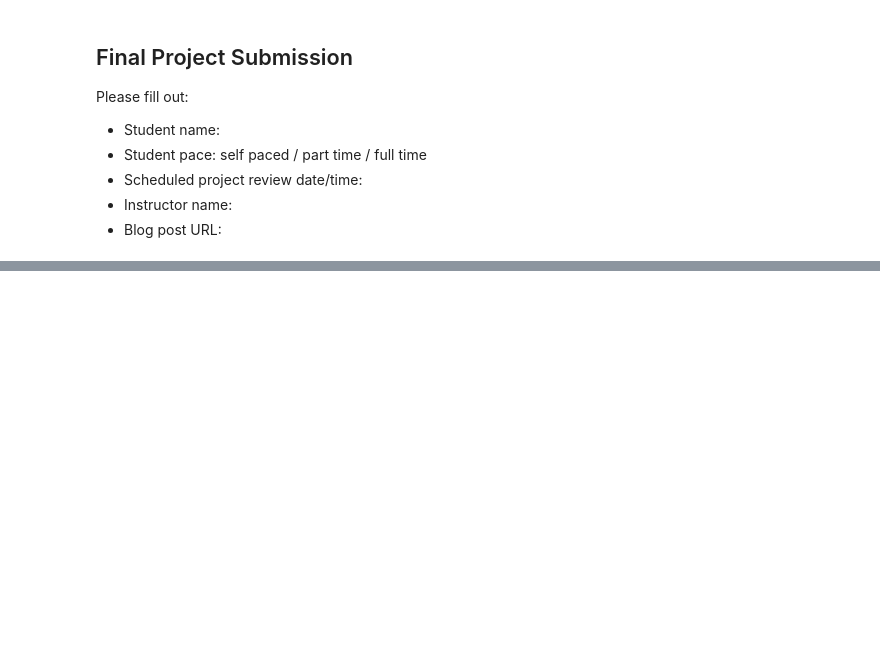
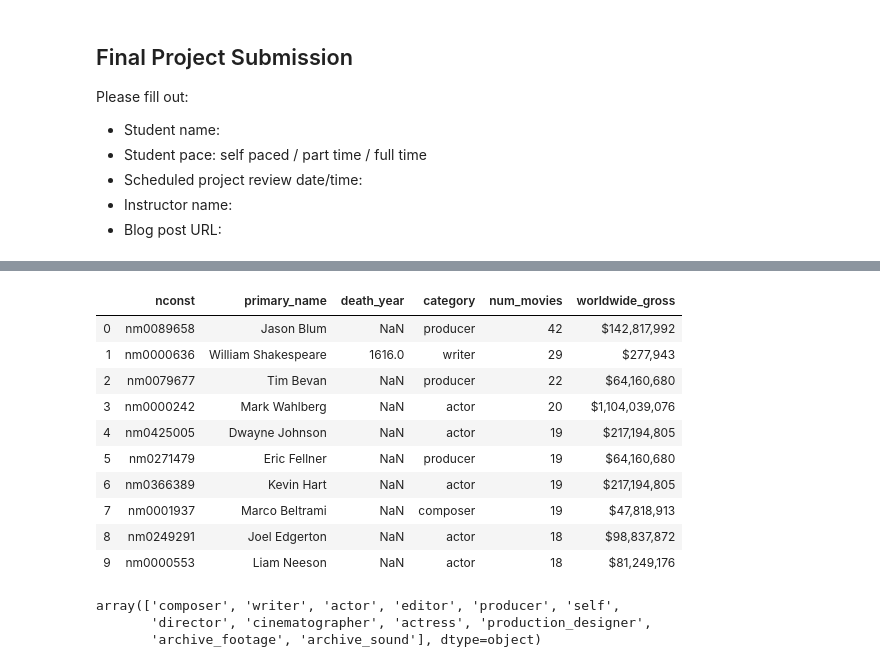
Before and after one commit to thomaskbrown18/dsc-mod-1-project-v2-1-onl01-dtsc-ft-052620, a Jupyter notebook: student.ipynb, the cells around one changed output, grey strips where cells are left out. Drawn from its saved outputs; the diff is of its cells as text; code cells hidden in the pictures; blank space fills up the shorter version.

```diff
--- a/student.ipynb
+++ b/student.ipynb
@@ -38,0 +187,40 @@ import seaborn as sns
+# %%
+cur.execute("""SELECT nconst, primary_name, death_year, category,
+
+            COUNT(tconst) as num_movies,
+
+            worldwide_gross
+
+            FROM imdb_title_principals_gz
+            JOIN imdb_name_basics_gz
+            USING(nconst)
+            JOIN imdb_title_basics_gz
+            USING (tconst)
+
+            JOIN tn_movie_budgets_gz
+            ON primary_title = movie
+
+            GROUP BY primary_name
+            ORDER BY num_movies DESC;""")
+
+df3 = pd.DataFrame(cur.fetchall())
+df3.columns = [i[0] for i in cur.description]
+df3.head(10)
+# %% [output]
+|  | nconst | primary_name | death_year | category | num_movies | worldwide_gross |
+| 0 | nm0089658 | Jason Blum | NaN | producer | 42 | $142,817,992 |
+| 1 | nm0000636 | William Shakespeare | 1616.0 | writer | 29 | $277,943 |
+| 2 | nm0079677 | Tim Bevan | NaN | producer | 22 | $64,160,680 |
+| 3 | nm0000242 | Mark Wahlberg | NaN | actor | 20 | $1,104,039,076 |
+| 4 | nm0425005 | Dwayne Johnson | NaN | actor | 19 | $217,194,805 |
+| 5 | nm0271479 | Eric Fellner | NaN | producer | 19 | $64,160,680 |
+| 6 | nm0366389 | Kevin Hart | NaN | actor | 19 | $217,194,805 |
+| 7 | nm0001937 | Marco Beltrami | NaN | composer | 19 | $47,818,913 |
+| 8 | nm0249291 | Joel Edgerton | NaN | actor | 18 | $98,837,872 |
+| 9 | nm0000553 | Liam Neeson | NaN | actor | 18 | $81,249,176 |
+# %%
+df3['category'].unique()
+# %% [output]
+array(['composer', 'writer', 'actor', 'editor', 'producer', 'self',
+       'director', 'cinematographer', 'actress', 'production_designer',
+       'archive_footage', 'archive_sound'], dtype=object)
```
Also changed, not shown: parts of 19 cells of this notebook, 3 other files.
